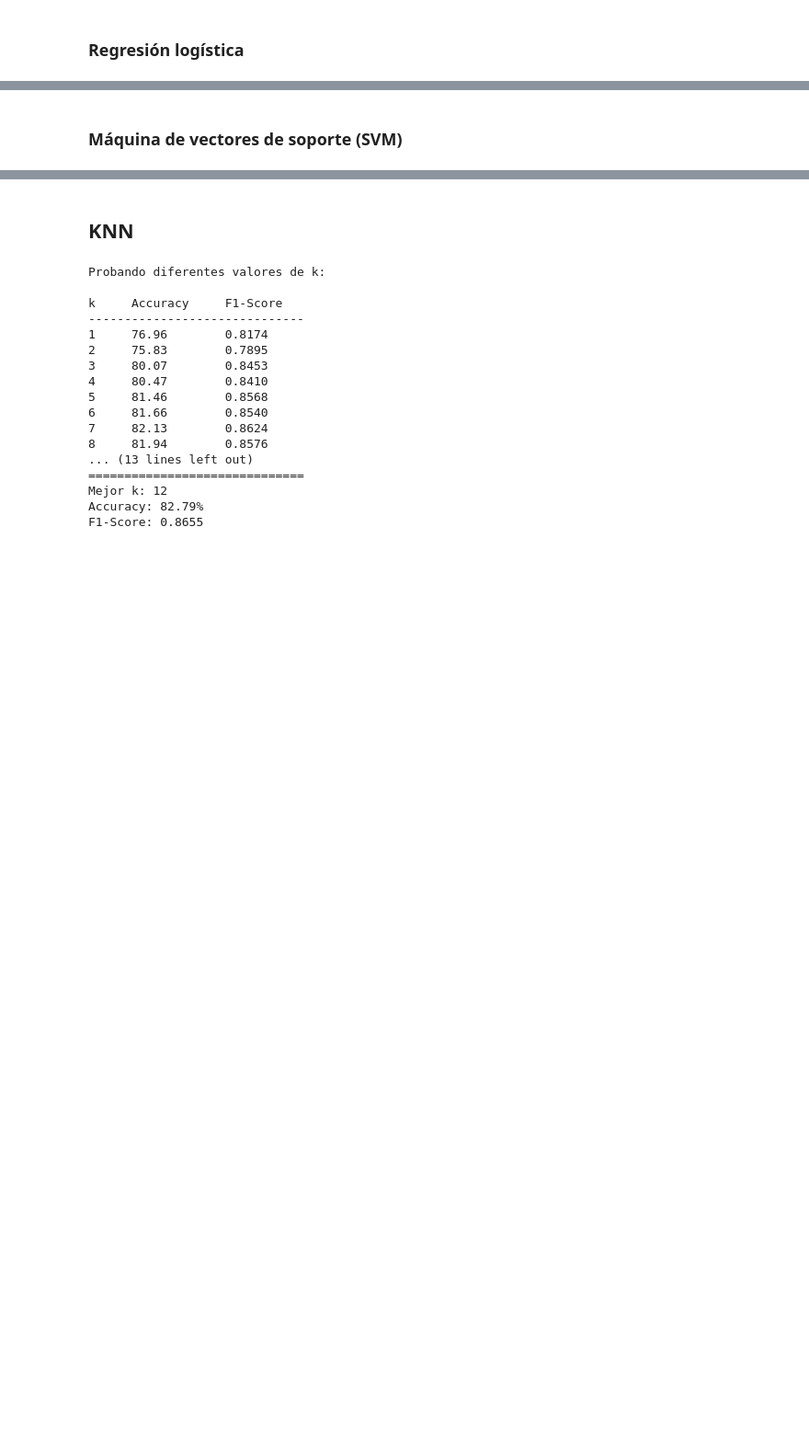
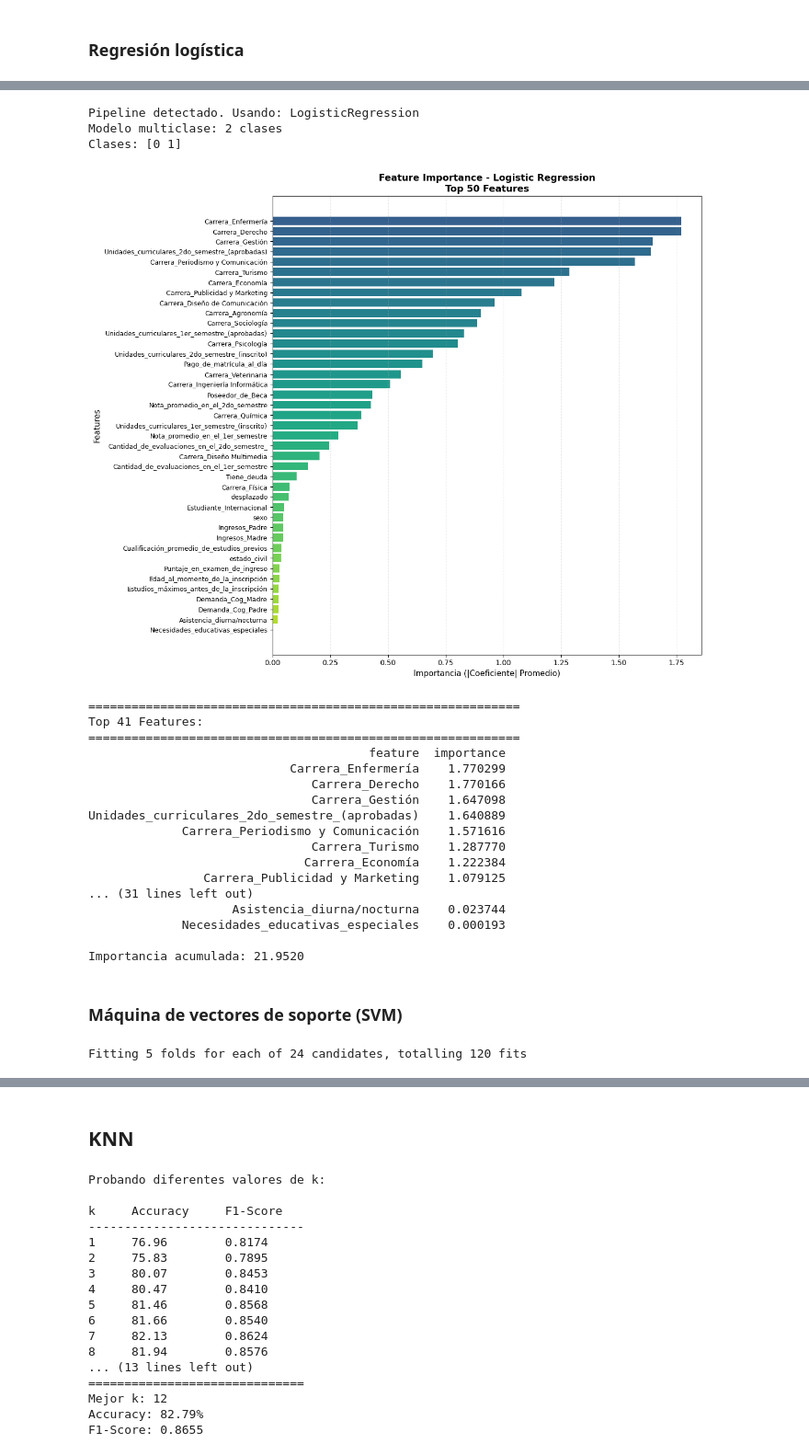
Before and after one commit to SofiaForni/aprendizaje_automatico_desertores, a Jupyter notebook: notebooks/modelos_target_binaria.ipynb, the cells around one changed output, grey strips where cells are left out. Shown: that part at 92% size. Saved outputs shown, nothing was run; the diff lists cells and outputs as text; code cells hidden in the pictures; blank space fills up the shorter version.

```diff
--- a/notebooks/modelos_target_binaria.ipynb
+++ b/notebooks/modelos_target_binaria.ipynb
@@ -220,14 +279,60 @@ weighted avg       0.85      0.85      0.85     11502
+# %%
+feature_importance_df = analyzer.plot_feature_importance(
+    modelo=best_pipeline,
+    X_train=X_train,
+    top_n=50,
+    figsize=(12, 10))
+# %% [output]
+Pipeline detectado. Usando: LogisticRegression
+Modelo multiclase: 2 clases
+Clases: [0 1]
+[figure, added]
+============================================================
+Top 41 Features:
+============================================================
+                                       feature  importance
+                            Carrera_Enfermería    1.770299
+                               Carrera_Derecho    1.770166
+                               Carrera_Gestión    1.647098
+Unidades_curriculares_2do_semestre_(aprobadas)    1.640889
+             Carrera_Periodismo y Comunicación    1.571616
+                               Carrera_Turismo    1.287770
+                              Carrera_Economía    1.222384
+                Carrera_Publicidad y Marketing    1.079125
+... (31 lines left out)
+                    Asistencia_diurna/nocturna    0.023744
+             Necesidades_educativas_especiales    0.000193
+
+Importancia acumulada: 21.9520
 # %% [markdown]
 ### Máquina de vectores de soporte (SVM)
 # %%
-from sklearn.svm import SVC
+pipeline = Pipeline([
+    ('scaler', StandardScaler()),
+    ('classifier', SVC(random_state=42, probability=True))
+])
 
-# Crea el modelo SVM sin SMOTEs
-modelo_svm = SVC(kernel='linear', C=1, random_state=42)
+param_grid = {
+    'classifier__C': [0.1, 1, 10],
+    'classifier__kernel': ['linear', 'rbf'],
+    'classifier__gamma': ['scale', 'auto'],
+    'classifier__class_weight': [None, 'balanced']
+}
 
-# Entrenar el modelo con los datos de train escalados
-modelo_svm.fit(X_train_scaled, y_train)
+grid_search = GridSearchCV(
+    pipeline,
+    param_grid,
+    cv=5,
+    scoring='f1',
+    n_jobs=-1,
+    verbose=1
+)
 
-# Predicciones
-y_pred_svm = modelo_svm.predict(X_test_scaled)
+grid_search.fit(X_train, y_train)
+best_model = grid_search.best_estimator_
+
+y_pred_svm = best_model.predict(X_test)
+y_pred_proba_svm = best_model.predict_proba(X_test)
+# %% [output]
+Fitting 5 folds for each of 24 candidates, totalling 120 fits
 # %%
```
Also changed, not shown: parts of 55 cells of this notebook, 2 other files.
